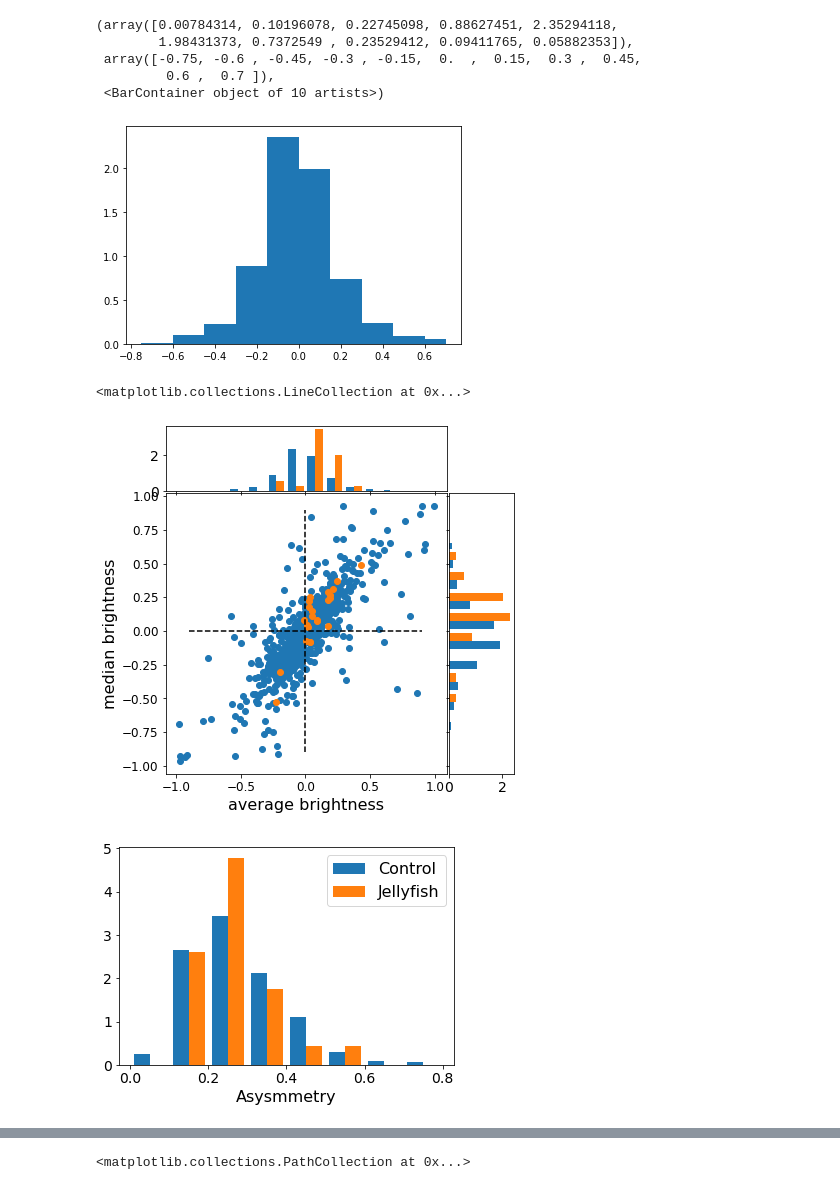
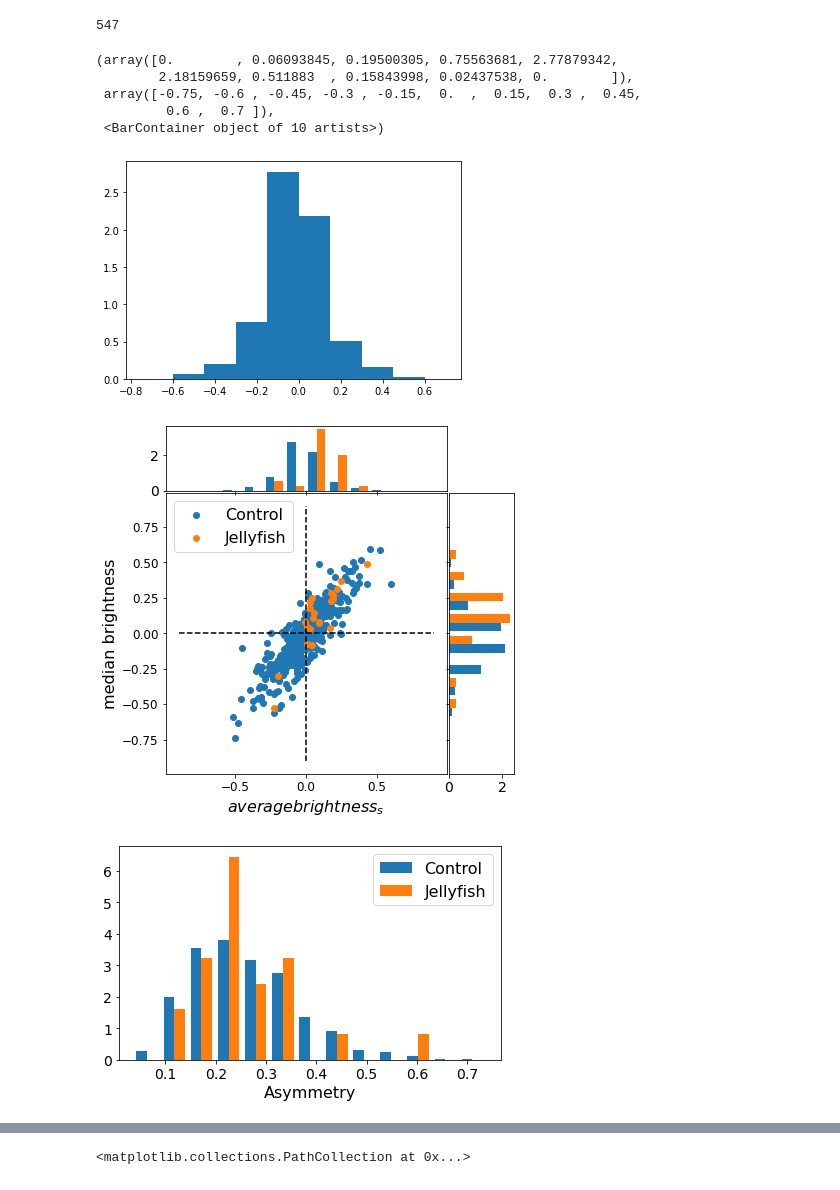
Before and after one commit to CoolTowel/JellyFish, a Jupyter notebook: Diagrams.ipynb, the cells around one changed output, grey strips where cells are left out. Saved outputs shown, nothing was run; the diff lists cells and outputs as text; code cells hidden in the pictures.

```diff
--- a/Diagrams.ipynb
+++ b/Diagrams.ipynb
@@ -4,34 +4,37 @@ from astropy.io import fits
 from astropy.table import Table
 import numpy as np
 # %%
-control = Table.read('./stat/control_stat_5_6_all_info.fits')
-jelly = Table.read('./stat/stat_sfr_5_6_all_info.fits')
+control = Table.read('./stat2/control_stat_6_23_all_data.fits')
+jelly = Table.read('./stat2/stat_sfr_6_23_all_data.fits')
 control_hb = Table.read('./stat/control_stat_5_7_hb.fits')
 
 
 con_con = Table.read('./data/con.dat',format='ascii')
 con1 = Table.read('./data/con1.dat',format='ascii')
 
-# area_mask = control['area_used']/control['area_re']>0.9
-# control=control[area_mask]
+area_mask = np.logical_and(control['NSA_ELPETRO_BA']>=0.3, np.logical_and(control['lead_area']>24, np.logical_and(control['trail_area']>24, control['pix_used_ratio']>0.8)))
+control=control[area_mask]
 # ba_mask = control['NSA_SERSIC_BA']>=0.4
 # control=control[ba_mask]
 # control_hb = control_hb[mask]
+# %%
+len(control['angle'])
+# %% [output]
+547
 # %%
 bins = [-0.75, -0.6, -0.45, -0.3, -.15, 0, 0.15, 0.3, 0.45, 0.6, 0.7]
-plt.hist((control['l_sum'] - control['t_sum']) /
-         (control['l_sum'] + control['t_sum']),
+plt.hist((control['lead_mean'] - control['trail_mean']) /
+         (control['lead_mean'] + control['trail_mean']),
          bins=bins,
          density=True)
 # %% [output]
-(array([0.00784314, 0.10196078, 0.22745098, 0.88627451, 2.35294118,
-        1.98431373, 0.7372549 , 0.23529412, 0.09411765, 0.05882353]),
+(array([0.        , 0.06093845, 0.19500305, 0.75563681, 2.77879342,
+        2.18159659, 0.511883  , 0.15843998, 0.02437538, 0.        ]),
  array([-0.75, -0.6 , -0.45, -0.3 , -0.15,  0.  ,  0.15,  0.3 ,  0.45,
          0.6 ,  0.7 ]),
  <BarContainer object of 10 artists>)
-[figure, old version]
+[figure, new version]
 # %%
-
 plt.rcParams['font.size'] = 16
 # definitions for the axes
 left, width = 0.15, 0.65
@@ -42,23 +45,23 @@ rect_histx = [left, bottom + height + spacing, width, 0.15]
 rect_histy = [left + width + spacing, bottom, 0.15, height]
 
 # start with a square Figure
-fig = plt.figure(figsize=(6, 6))
+fig = plt.figure(figsize=(6,6))
 
 ax = fig.add_axes(rect_scatter)
 ax_histx = fig.add_axes(rect_histx, sharex=ax)
 ax_histy = fig.add_axes(rect_histy, sharey=ax)
 
-x = (jelly['l_sum'] - jelly['t_sum']) / (jelly['l_sum'] + jelly['t_sum'])
-y = (jelly['l_median'] - jelly['t_median']) / (jelly['l_median'] +
-                                               jelly['t_median'])
-i = (control['l_sum'] - control['t_sum']) / (control['l_sum'] +
-                                             control['t_sum'])
-j = (control['l_median'] - control['t_median']) / (control['l_median'] +
-                                                   control['t_median'])
+x = (jelly['lead_mean'] - jelly['trail_mean']) / (jelly['lead_mean'] + jelly['trail_mean'])
+y = (jelly['lead_median'] - jelly['trail_median']) / (jelly['lead_median'] +
+                                               jelly['trail_median'])
+i = (control['lead_mean'] - control['trail_mean']) / (control['lead_mean'] +
+                                             control['trail_mean'])
+j = (control['lead_median'] - control['trail_median']) / (control['lead_median'] +
+                                                   control['trail_median'])
 
 ax.scatter(i, j, label='Control')
-ax.scatter(x, y, label='Jelly')
-#ax.legend()
+ax.scatter(x, y, label='Jellyfish')
+ax.legend()
 ax_histx.tick_params(axis="x", labelbottom=False)
 ax_histy.tick_params(axis="y", labelleft=False)
 ax_histx.tick_params(axis="y", labelsize=14)
@@ -72,21 +75,25 @@ ax_histx.hist([i, x], bins=bins, density=True)
 ax_histy.hist([j, y], bins=bins, orientation='horizontal', density=True)
 ax.vlines(0, -0.9, 0.9, colors="black", linestyles="dashed")
 ax.hlines(0, -0.9, 0.9, colors="black", linestyles="dashed")
-#fig.savefig('scatter.svg')
+
+fig.savefig('scatter_manga.pdf')
 # %% [output]
-<matplotlib.collections.LineCollection at 0x...>
-[figure, old version]
+[figure, new version]
 # %%
-plt.hist([control['asy'], jelly['asy']],
+plt.hist([control['asymmetry'], jelly['asymmetry']],
          #cumulative=True,
          #histtype='step',
-         bins=[0, 0.1, 0.2, 0.3, 0.4, 0.5, 0.6, 0.7, 0.8],
+         bins=13,
          density=True,
          label=['Control', 'Jellyfish'])
 ax = plt.gca()
-ax.set_xlabel('Asysmmetry')
+ax.set_xlabel('Asymmetry')
 ax.legend()
 ax.tick_params(labelsize=14)
+
+fig = plt.gcf()
+plt.tight_layout()
+fig.savefig('asy_hist_manga.pdf')
 # %% [output]
-[figure, old version]
+[figure, new version]
 # %%
```
Also changed, not shown: parts of 1 cell of this notebook, 10 other files.
